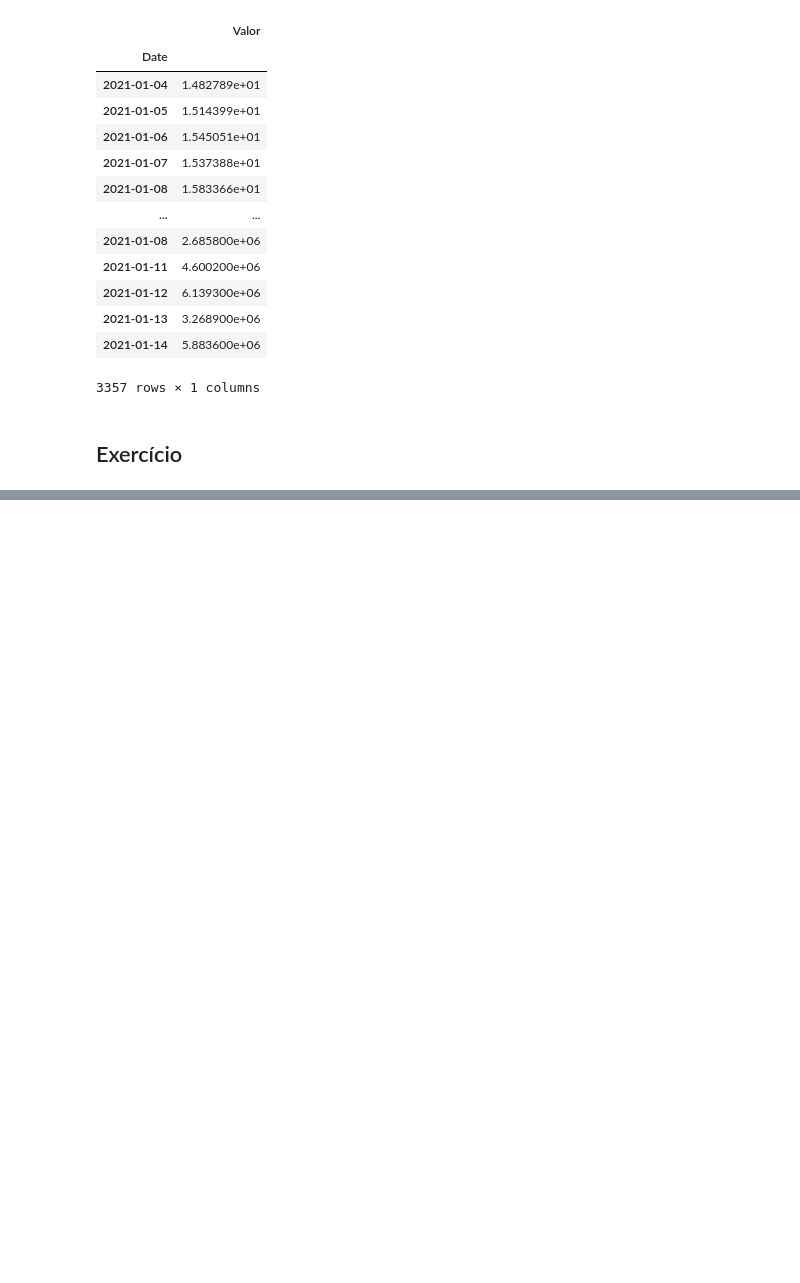
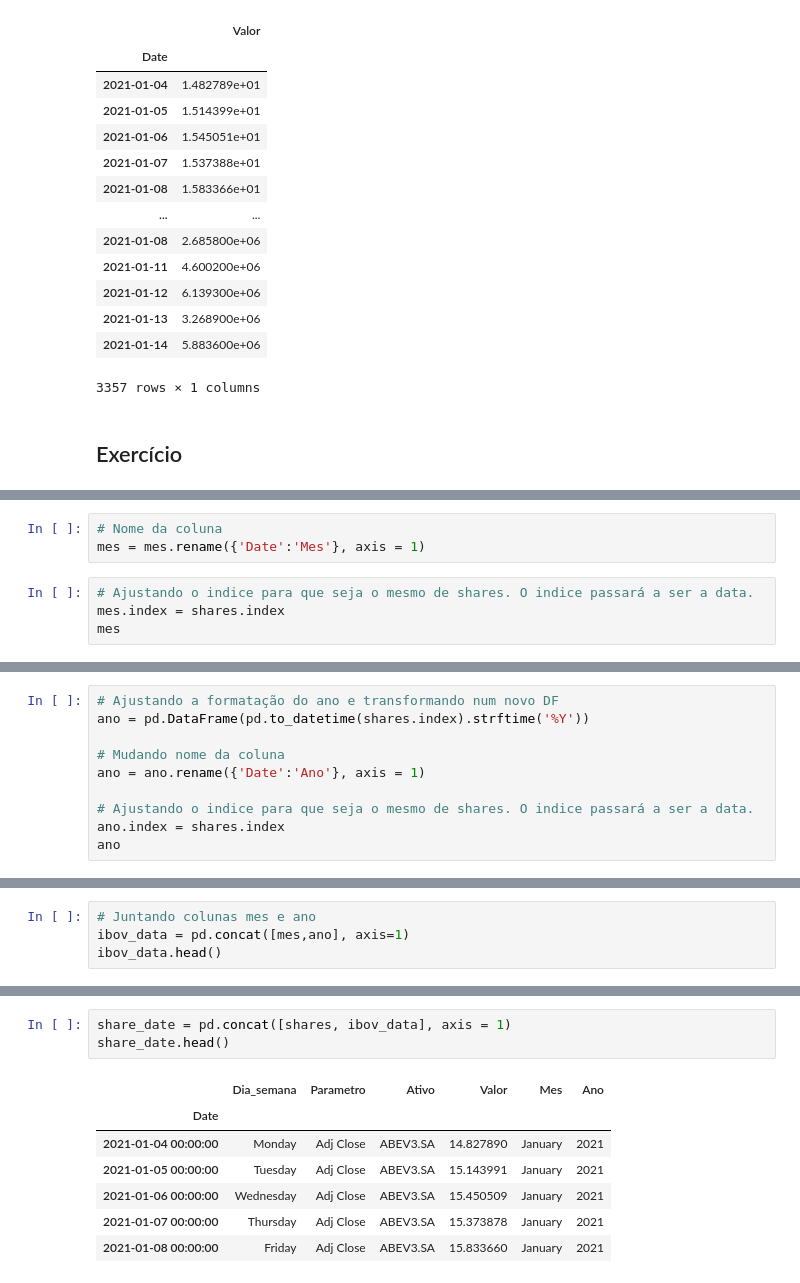
Before and after one commit to alanbrazoes/notebooks, a Jupyter notebook: dataframes.ipynb, the cells around one changed output, grey strips where cells are left out. Cells and saved outputs as stored; diff of their text form; blank space fills up the shorter version.

```diff
--- a/dataframes.ipynb
+++ b/dataframes.ipynb
@@ -949,0 +1032,7 @@ abev.drop([a,b,c])
+# %%
+# Nome da coluna
+mes = mes.rename({'Date':'Mes'}, axis = 1)
+# %%
+# Ajustando o indice para que seja o mesmo de shares. O indice passará a ser a data.
+mes.index = shares.index
+mes
@@ -949,0 +1054,10 @@ abev.drop([a,b,c])
+# %%
+# Ajustando a formatação do ano e transformando num novo DF
+ano = pd.DataFrame(pd.to_datetime(shares.index).strftime('%Y'))
+
+# Mudando nome da coluna
+ano = ano.rename({'Date':'Ano'}, axis = 1)
+
+# Ajustando o indice para que seja o mesmo de shares. O indice passará a ser a data.
+ano.index = shares.index
+ano
@@ -949,0 +1079,4 @@ abev.drop([a,b,c])
+# %%
+# Juntando colunas mes e ano
+ibov_data = pd.concat([mes,ano], axis=1)
+ibov_data.head()
@@ -949,0 +1091,11 @@ abev.drop([a,b,c])
+# %%
+share_date = pd.concat([shares, ibov_data], axis = 1)
+share_date.head()
+# %% [output]
+|  | Dia_semana | Parametro | Ativo | Valor | Mes | Ano |
+| Date |  |  |  |  |  |  |
+| 2021-01-04 00:00:00 | Monday | Adj Close | ABEV3.SA | 14.827890 | January | 2021 |
+| 2021-01-05 00:00:00 | Tuesday | Adj Close | ABEV3.SA | 15.143991 | January | 2021 |
+| 2021-01-06 00:00:00 | Wednesday | Adj Close | ABEV3.SA | 15.450509 | January | 2021 |
+| 2021-01-07 00:00:00 | Thursday | Adj Close | ABEV3.SA | 15.373878 | January | 2021 |
+| 2021-01-08 00:00:00 | Friday | Adj Close | ABEV3.SA | 15.833660 | January | 2021 |
```
Also changed, not shown: parts of 38 cells of this notebook.
